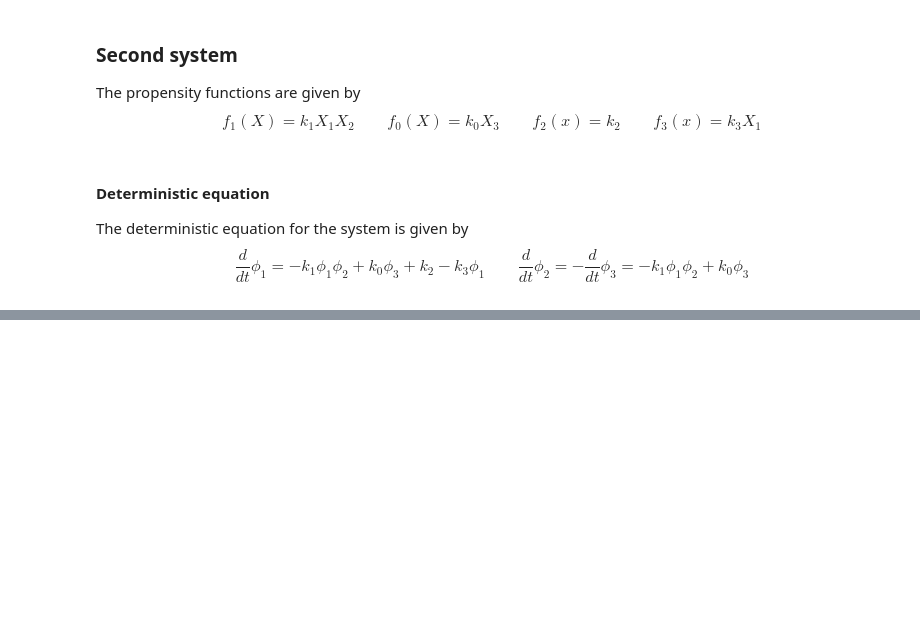
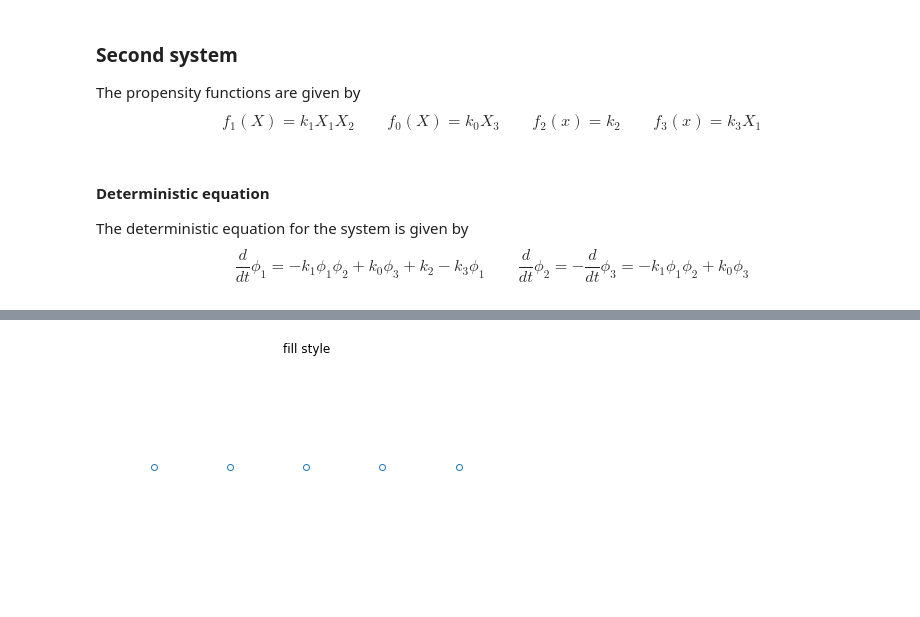
Before and after one commit to std92050/AMM, a Jupyter notebook: SDE/LNA simulation.ipynb, the cells around one changed output, grey strips where cells are left out. Drawn from its saved outputs; the diff is of its cells as text; code cells hidden in the pictures; blank space fills up the shorter version.

```diff
--- a/SDE/LNA simulation.ipynb
+++ b/SDE/LNA simulation.ipynb
@@ -441,0 +457,12 @@ plt.hist(test(10000)  )
+# %%
+
+points = np.ones(5)  # Draw 5 points for each line
+fig, ax = plt.subplots()
+ax.plot(2 * points, 'o' , fillstyle='none')
+
+ax.set_axis_off()
+ax.set_title('fill style')
+
+plt.show()
+# %% [output]
+[figure, added]
```
Also changed, not shown: parts of 21 cells of this notebook, 1 other file.
